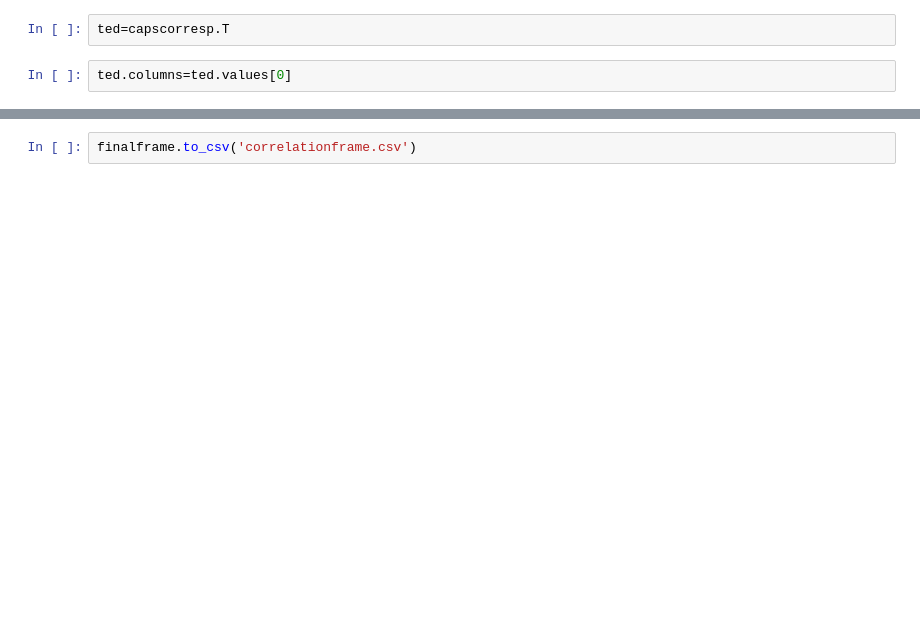
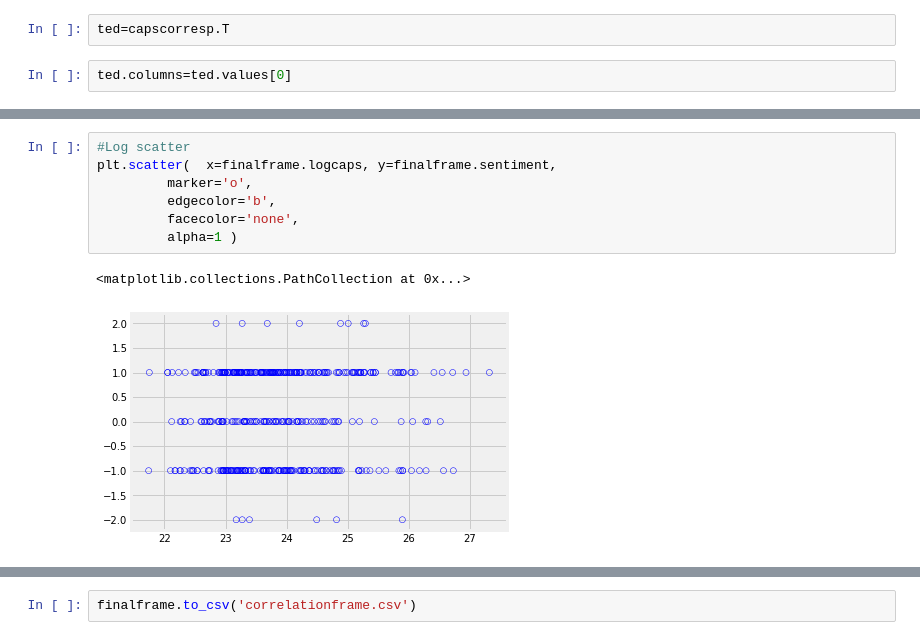
Before and after one commit to robertgrote/News-Asymmetry-Study, a Jupyter notebook: Attempt #2.ipynb, the cells around one changed output, grey strips where cells are left out. Saved outputs shown, nothing was run; the diff lists cells and outputs as text; blank space fills up the shorter version.

```diff
--- a/Attempt #2.ipynb
+++ b/Attempt #2.ipynb
@@ -905,0 +473,10 @@ finalframe
+# %%
+#Log scatter
+plt.scatter(  x=finalframe.logcaps, y=finalframe.sentiment,
+         marker='o',
+         edgecolor='b',
+         facecolor='none',
+         alpha=1 )
+# %% [output]
+<matplotlib.collections.PathCollection at 0x...>
+[figure, added]
```
Also changed, not shown: parts of 222 cells of this notebook, 8 other files.
